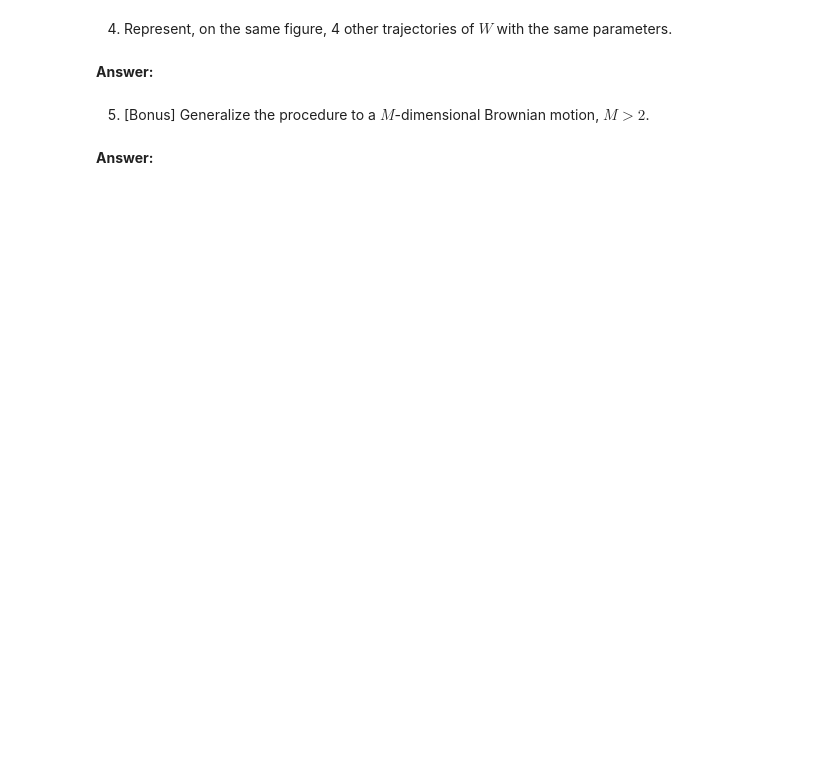
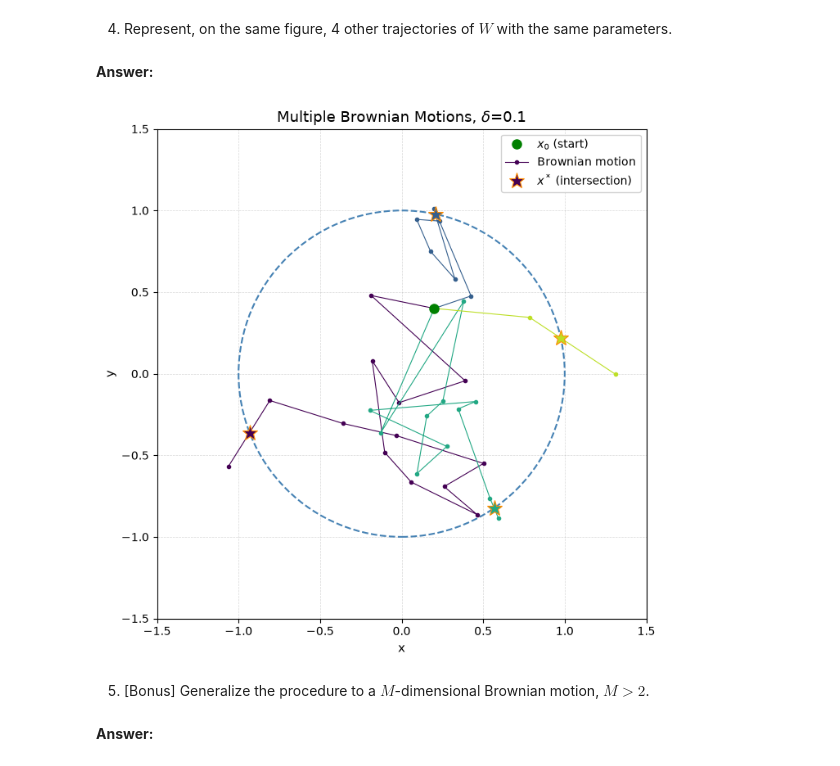
Before and after one commit to alxndrTL/python_sdia, a Jupyter notebook: Labs/Lab3/lab3.ipynb, the cells around one changed output. Cells and saved outputs as stored; diff of their text form; code cells hidden in the pictures; blank space fills up the shorter version.

```diff
--- a/Labs/Lab3/lab3.ipynb
+++ b/Labs/Lab3/lab3.ipynb
@@ -201,3 +199,61 @@ plt.show()
+# %%
+import matplotlib.pyplot as plt
+import matplotlib.cm as cm
+
+x0 = np.array([0.2, 0.4])
+delta = 10e-2
+N = 1000
+T = 4
+
+# let's define a function to generate T different brownian motions with the same parameters :
+
+def generate_T_Brown(x0 : np.array, delta : float, N : int, T :int ):
+    L = []
+    for i in range(T):
+        motion, inter = brownianMotion(N, x0, delta, rng)
+        L.append((motion,inter))
+    return L
+
+fig, ax = plt.subplots(figsize=(7, 7))
+
+# Cercle unité
+circle = plt.Circle((0, 0), 1, fill=False, color="steelblue",
+                     linewidth=1.5, linestyle="--", zorder=2)
+ax.add_artist(circle)
+
+results = generate_T_Brown(x0, delta, N, T)
+
+# Point de départ
+ax.plot(x0[0], x0[1], 'o', color="green", markersize=8,
+        zorder=5, label="$x_0$ (start)")
+
+colors = cm.viridis(np.linspace(0, 0.9, T))
+
+
+for i, (motion, inter) in enumerate(results):
+
+    ax.plot(motion[:, 0], motion[:, 1], "o-", markersize=3, linewidth=0.8,
+            color=colors[i], zorder=3,
+            label="Brownian motion" if i == 0 else "_nolegend_")
+
+    ax.plot(inter[0], inter[1], '*', color=colors[i], markersize=14,
+            markeredgecolor="darkorange", markeredgewidth=0.8, zorder=6,
+            label="$x^*$ (intersection)" if i == 0 else "_nolegend_")
+
+ax.set_title(f"Multiple Brownian Motions, $\\delta$={delta}", fontsize=13)
+ax.set_xlabel("x", fontsize=11)
+ax.set_ylabel("y", fontsize=11)
+ax.set_xlim(-1.5, 1.5)
+ax.set_ylim(-1.5, 1.5)
+ax.set_aspect("equal")
+ax.grid(linestyle="--", linewidth=0.5, alpha=0.5)
+ax.legend(loc="upper right", fontsize=10, framealpha=0.9)
+
+plt.tight_layout()
+plt.savefig("brownian_motion.png", dpi=150)
+plt.show()
+# %% [output]
+[figure, added]
 # %% [markdown]
 5. [Bonus] Generalize the procedure to a $M$-dimensional Brownian motion, $M > 2$.
 # %% [markdown]
```
Also changed, not shown: parts of 6 cells of this notebook, 1 other file.
